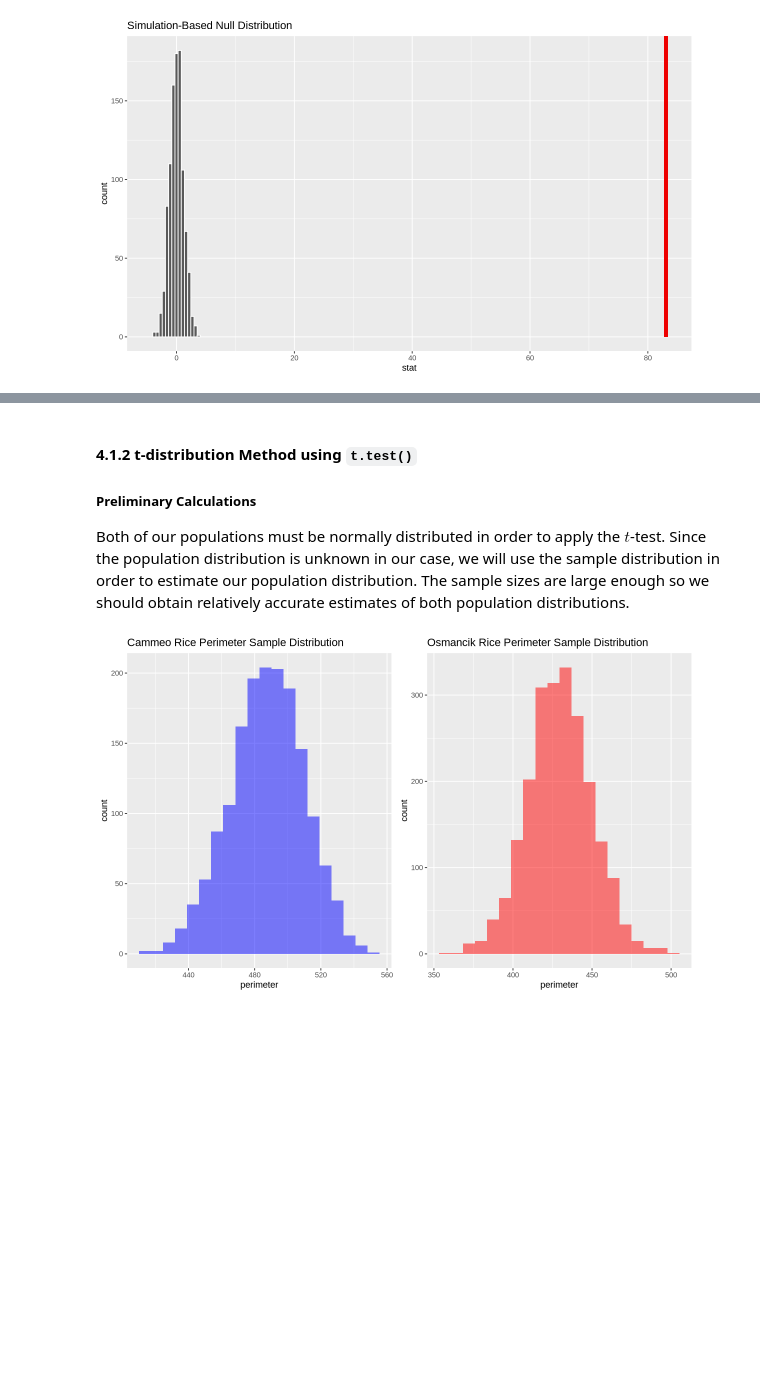
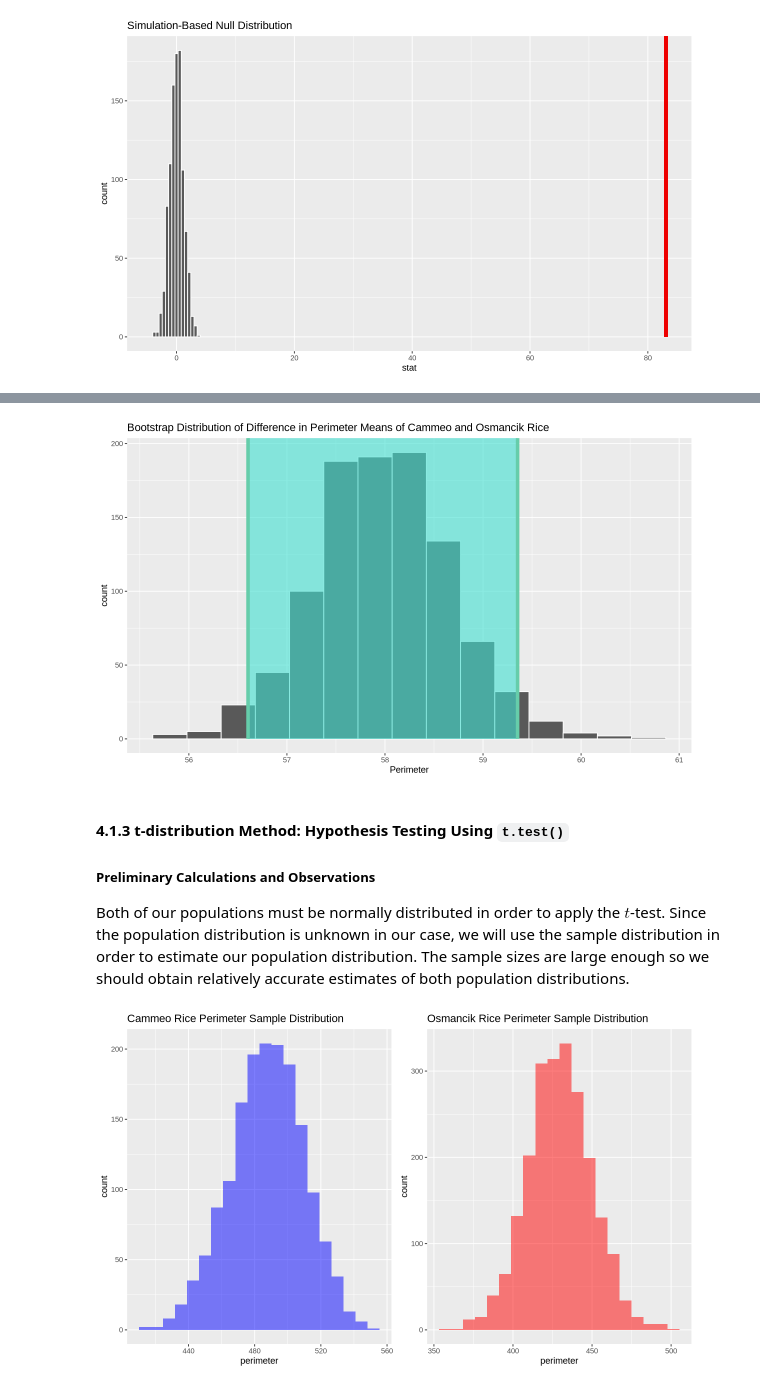
Before and after one commit to yun-sky/STAT-201-Project, a Jupyter notebook: Final Report.ipynb, the cells around one changed output, grey strips where cells are left out. Saved outputs shown, nothing was run; the diff lists cells and outputs as text; code cells hidden in the pictures; blank space fills up the shorter version.

Commit message:
Added confidence intervals for bootstrapping perimeter

```diff
--- a/Final Report.ipynb
+++ b/Final Report.ipynb
@@ -258,0 +261,10 @@ Warning message in min(diff(unique_loc)):
+# %%
+# Generate bootstrap distribution for difference in perimeter means
+bootstrap_perimeter_dist <- cleaned_rice_data %>%
+    specify(formula = perimeter ~ class) %>%
+    generate(type = "bootstrap", reps = 1000) %>%
+    calculate(stat = "diff in means", order = c("Cammeo", "Osmancik"))
+
+# Calculate the 95% confidence interval for the difference in perimeter means
+bootstrap_perimeter_ci <- get_ci(bootstrap_perimeter_dist, level = 0.95)
+bootstrap_perimeter_ci
@@ -259,6 +276,16 @@ Warning message in min(diff(unique_loc)):
+# %%
+# Visualize the bootstrap distribution and confidence interval
+bootstrap_perimeter_dist_ci <- visualize(bootstrap_perimeter_dist) +
+    shade_ci(bootstrap_perimeter_ci) +
+    labs(x = "Perimeter",
+         title = "Bootstrap Distribution of Difference in Perimeter Means of Cammeo and Osmancik Rice")
+
+bootstrap_perimeter_dist_ci
+# %% [output]
+[figure, added]
 # %% [markdown]
-#### 4.1.2 t-distribution Method using `t.test()`
-##### Preliminary Calculations
+#### 4.1.3 t-distribution Method: Hypothesis Testing Using `t.test()`
+##### Preliminary Calculations and Observations
 Both of our populations must be normally distributed in order to apply the $t$-test. Since the population distribution is unknown in our case, we will use the sample distribution in order to estimate our population distribution. The sample sizes are large enough so we should obtain relatively accurate estimates of both population distributions.
 # %%
 options(repr.plot.width = 10, repr.plot.height = 6)
```
Also changed, not shown: parts of 6 cells of this notebook.
